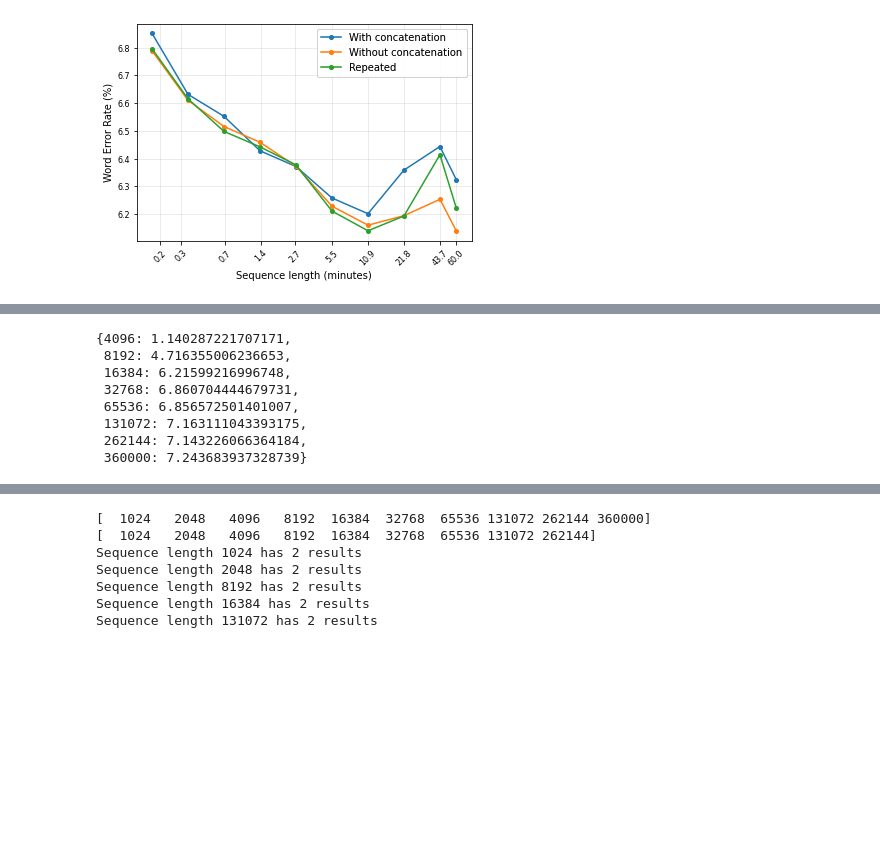
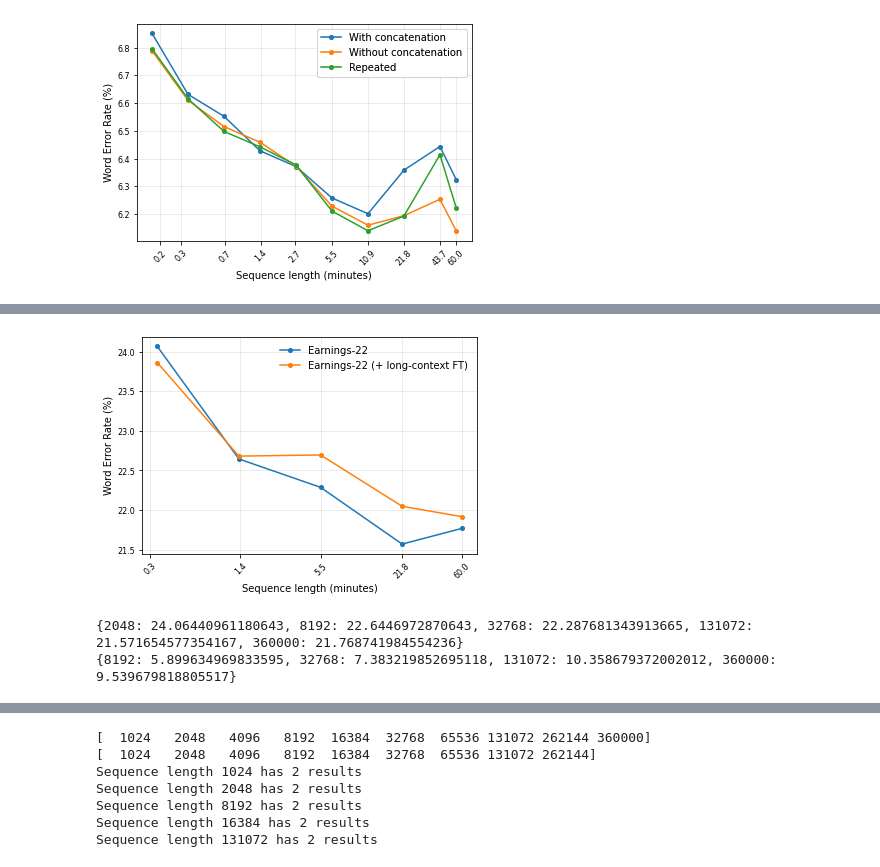
Before and after one commit to robflynnyh/long-context-asr, a Jupyter notebook: eval/results/eval.ipynb, the cells around one changed output, grey strips where cells are left out. Cells and saved outputs as stored; diff of their text form; code cells hidden in the pictures; blank space fills up the shorter version.

```diff
--- a/eval/results/eval.ipynb
+++ b/eval/results/eval.ipynb
@@ -284,12 +300,51 @@ plt.show()
-# %%
-earnings_decrease
-# %% [output]
-{4096: 1.140287221707171,
- 8192: 4.716355006236653,
- 16384: 6.21599216996748,
- 32768: 6.860704444679731,
- 65536: 6.856572501401007,
- 131072: 7.163111043393175,
- 262144: 7.143226066364184,
- 360000: 7.243683937328739}
+# %%
+def get_windowed_data(csv, dataset='earnings22_full', split=None, subsampling=8):
+    data_dict = {}
+    data = csv.loc[csv['dataset'] == dataset]
+    if split is not None:
+        data = data.loc[data['split'] == split]
+    for checkpoint in data['checkpoint']:
+        if 'f50_w' not in checkpoint:
+            id = 360000
+        else:
+            id = int(checkpoint.split('f50_w')[1].split('_')[0])*subsampling*2
+        wer_entry = data.loc[data['checkpoint'] == checkpoint].iloc[0]['wer']*100
+
+        if id not in data_dict: data_dict[id] = [wer_entry]
+        else: data_dict[id].append(wer_entry)
+
+    return data_dict
+
+csv1 = pd.read_csv('./thesis/floras50_final.csv')
+csv2 = pd.read_csv('./thesis/floras50_final_lcontextFTcsv')
+
+
+d = 'earnings22_full'
+earnings = get_windowed_data(csv1, dataset=d, subsampling=8, split='test' if d in ['tedlium', 'this_american_life'] else None)
+earnings_nft = get_windowed_data(csv2, dataset=d, subsampling=8, split='test' if d in ['tedlium', 'this_american_life'] else None)
+
+
+plt.plot([el/100/60 for el in sorted(earnings.keys())], [np.mean(earnings[key]) for key in sorted(earnings.keys())], label='Earnings-22 ', marker='o', markersize=4)
+plt.plot([el/100/60 for el in sorted(earnings_nft.keys())], [np.mean(earnings_nft[key]) for key in sorted(earnings_nft.keys())], label='Earnings-22 (+ long-context FT)', marker='o', markersize=4)
+ax=plt.gca()
+ax.set_xscale('log', basex=2)
+ax.set_xticks([round(el/100/60, 1) for el in sorted(earnings.keys())])
+ax.get_xaxis().set_major_formatter(matplotlib.ticker.ScalarFormatter())
+plt.rc('xtick', labelsize=tw)
+plt.xticks(rotation=rot)
+plt.rc('ytick', labelsize=tw)
+plt.xlabel('Sequence length (minutes)')
+plt.ylabel('Word Error Rate (%)')
+ax.grid(True, axis='both', alpha=0.3)
+plt.legend(framealpha=0.0, loc='upper right')
+plt.show()
+print({k:sum(v)/len(v) for k,v in earnings.items()})
+# print({k:np.array(v).std() for k,v in earnings.items()})
+print(get_percentage_decrease_json({k:{'wer':sum(v)/len(v)} for k,v in earnings.items()}, min_key=2048))
+
+# plt.show()
+# %% [output]
+[figure, added]
+{2048: 24.06440961180643, 8192: 22.6446972870643, 32768: 22.287681343913665, 131072: 21.571654577354167, 360000: 21.768741984554236}
+{8192: 5.899634969833595, 32768: 7.383219852695118, 131072: 10.358679372002012, 360000: 9.539679818805517}
 # %%
```
Also changed, not shown: parts of 29 cells of this notebook, 33 other files.
